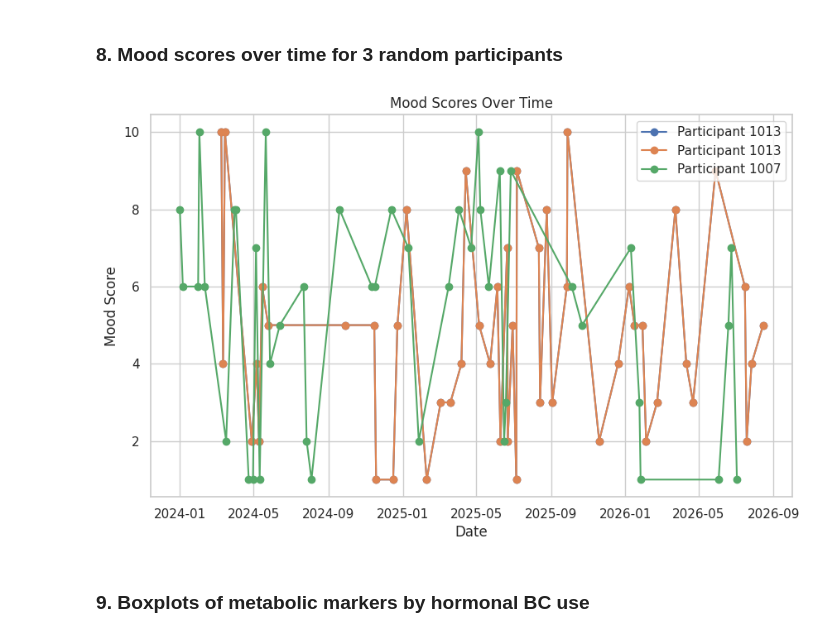
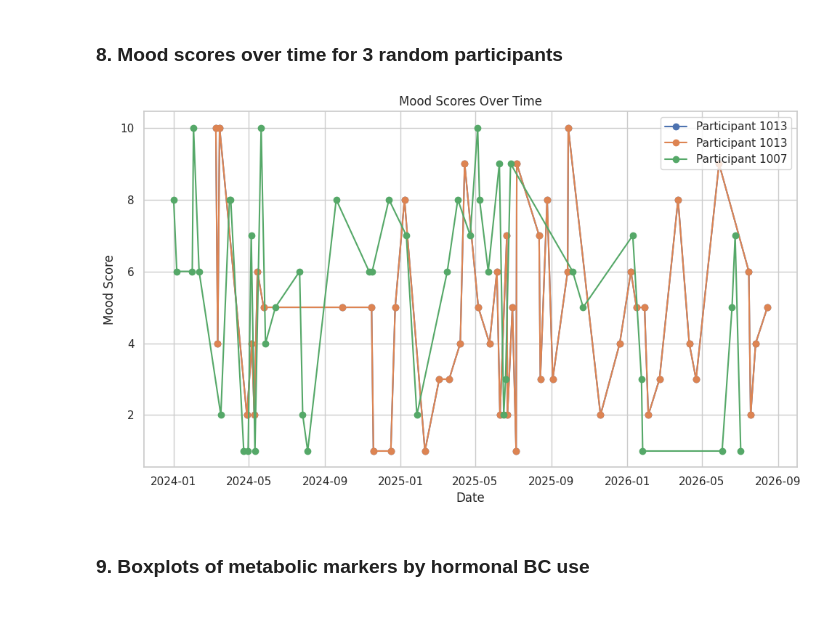
Before and after one commit to UCSF-DataSci/final-project-shwe-kandhalu, a Jupyter notebook: notebooks/01_data_exploration.ipynb, the cells around one changed output. Cells and saved outputs as stored; diff of their text form; code cells hidden in the pictures.

```diff
--- a/notebooks/01_data_exploration.ipynb
+++ b/notebooks/01_data_exploration.ipynb
@@ -149,22 +150,23 @@ plt.show()
 # %% [markdown]
 ### 8. Mood scores over time for 3 random participants
 # %%
-# Pick 3 random participant IDs
 sample_ids = mood['participant_id'].sample(3, random_state=42).values
 
 plt.figure(figsize=(10,6))
 for pid in sample_ids:
     subset = mood[mood['participant_id'] == pid]
     subset = subset.sort_values('date')
     plt.plot(pd.to_datetime(subset['date']), subset['mood_score'], marker='o', label=f'Participant {pid}')
 
 plt.title('Mood Scores Over Time')
 plt.xlabel('Date')
 plt.ylabel('Mood Score')
 plt.legend()
+plt.tight_layout()
+plt.savefig("../visualizations/mood_scores_over_time.png", dpi=300)
 plt.show()
 # %% [output]
-[figure, old version]
+[figure, new version]
 # %% [markdown]
 ### 9. Boxplots of metabolic markers by hormonal BC use
 # %%
```
Also changed, not shown: parts of 2 cells of this notebook, 8 other files.
